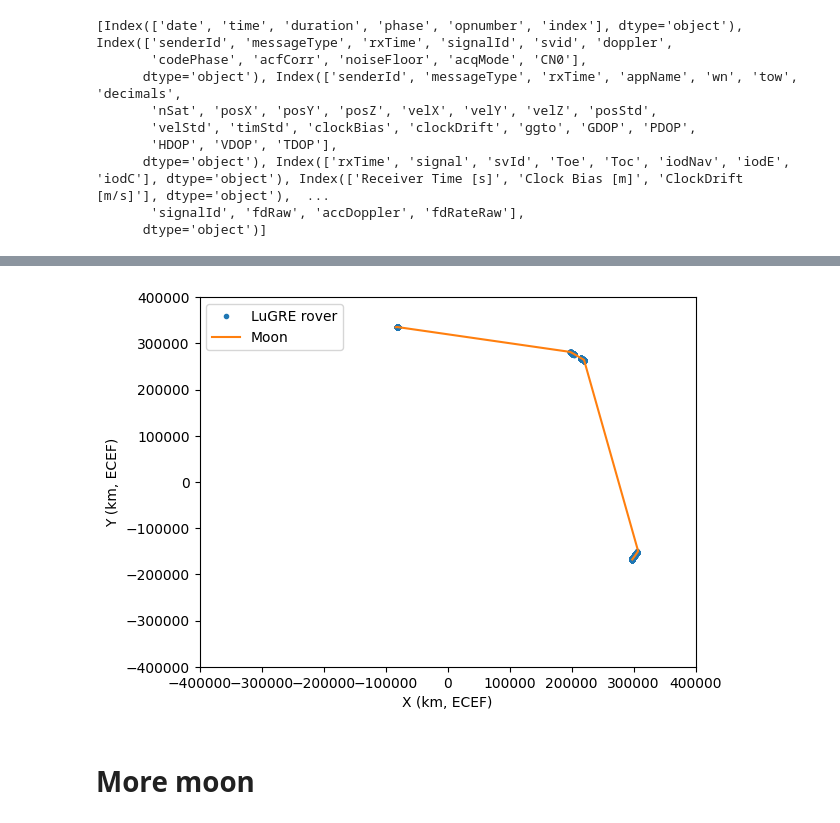
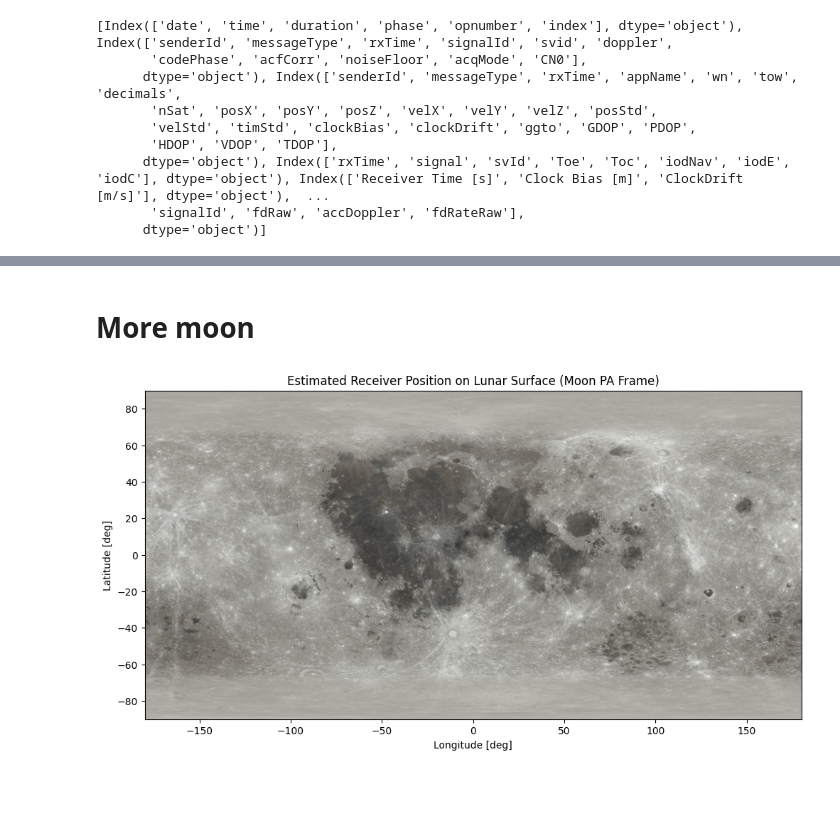
Before and after one commit to colin-skinner/AA-272-GPS-Final, a Jupyter notebook: project.ipynb, the cells around one changed output, grey strips where cells are left out. Cells and saved outputs as stored; diff of their text form; code cells hidden in the pictures; blank space fills up the shorter version.

```diff
--- a/project.ipynb
+++ b/project.ipynb
@@ -154,13 +145,0 @@ Ignoring fixed y limits to fulfill fixed data aspect with adjustable data limits
-# %%
-plt.figure()
-plt.plot(rx_ecef_km[:,0], rx_ecef_km[:,1], '.', label="LuGRE rover")
-plt.plot(moon_ecef_km[:,0], moon_ecef_km[:,1], '-', label="Moon")
-# plt.axis('equal')
-plt.legend()
-plt.xlabel("X (km, ECEF)")
-plt.ylabel("Y (km, ECEF)")
-plt.xlim(-4e5, 4e5)
-plt.ylim(-4e5, 4e5)
-plt.show()
-# %% [output]
-[figure, removed]
@@ -217,7 +146,7 @@ plt.show()
 # %% [markdown]
 # More moon
 # %%
-def rover_ecef_to_mcmf(rx_ecef_km, t_ast):
+def rover_ecef_to_mcmf_km(rx_ecef_km, t_ast):
     # Convert to meters (lunarsky expects meters)
     coords_m = rx_ecef_km * u.km.to(u.m)
 
@@ -239,3 +168,5 @@ def rover_ecef_to_mcmf(rx_ecef_km, t_ast):
         mcmf.y.to(u.km).value,
         mcmf.z.to(u.km).value
     ])
+
+rover_itrs_km = rover_ecef_to_mcmf_km(rx_ecef_km, utc_times)
@@ -245,3 +173,34 @@ rover_itrs_obj = rover_ecef_to_mcmf(rx_ecef_km, utc_times)
+# %%
+# plot receiver position in Moon PA frame (assert that all positions are on the Moon surface)
+if lugre_df["info"]["phase"][0] == 'S':
+    fig, ax = plt.subplots(figsize=(12,6))
+    ax.set_xlim(-180,180)
+    ax.set_ylim(-90,90)
+    ax.set_xlabel("Longitude [deg]")
+    ax.set_ylabel("Latitude [deg]")
+    ax.set_title("Estimated Receiver Position on Lunar Surface (Moon PA Frame)")
+
+    # load Moon topography image
+    img = plt.imread(pnt.LUPNT_DATA_PATH + "/topo/moon_surface.jpeg")
+    # flip image vertically and horizontally
+    img = img[::-1, ::-1]
+    ax.imshow(img, extent=[-180,180,-90,90], alpha=1)
+
+    figobj = [None] * len(rover_itrs_km)
+    for i in range(len(rover_itrs_km)):
+        # lon_rad, lat_rad, _ = pnt.cartesian_to_geographic(rx_mpa[i, 0], rx_mpa[i, 1], rx_mpa[i, 2], pnt.R_MOON)
+        lon, lat, _ = glp.ecef_to_geodetic(rover_itrs_km[i,:])[0]
+    #     # print(f"LL: ({lat}, {lon})")
+    # #     lon_rad = np.ndarray(lon_rad)
+    # #     lat_rad = np.ndarray(lat_rad)
+    # #     lon = lon_rad * pnt.DEG
+    # #     lat = lat_rad * pnt.DEG
+        figobj[i] = ax.plot(lon, lat, 'ro', markersize=2)
+
+    # Export figure to pdf
+    plt.savefig("NAV_SurfPos.pdf")
+# %% [output]
+[figure, added]
 # %%
 # rover_mcmf_km = np.array([make_itrf(x, t) for i,j in zip()])
 
```
Also changed, not shown: parts of 18 cells of this notebook.
